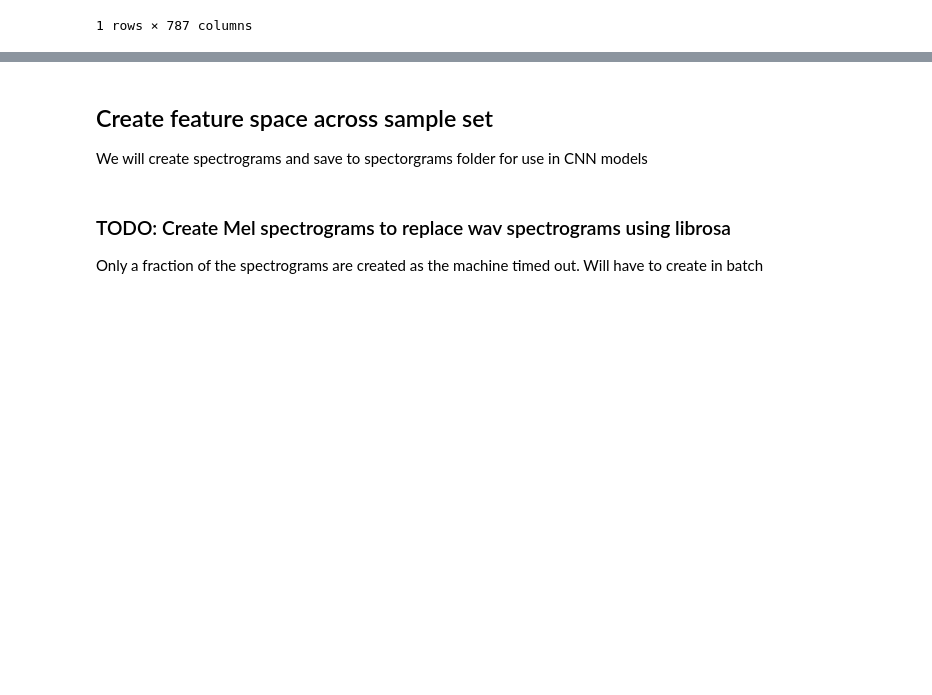
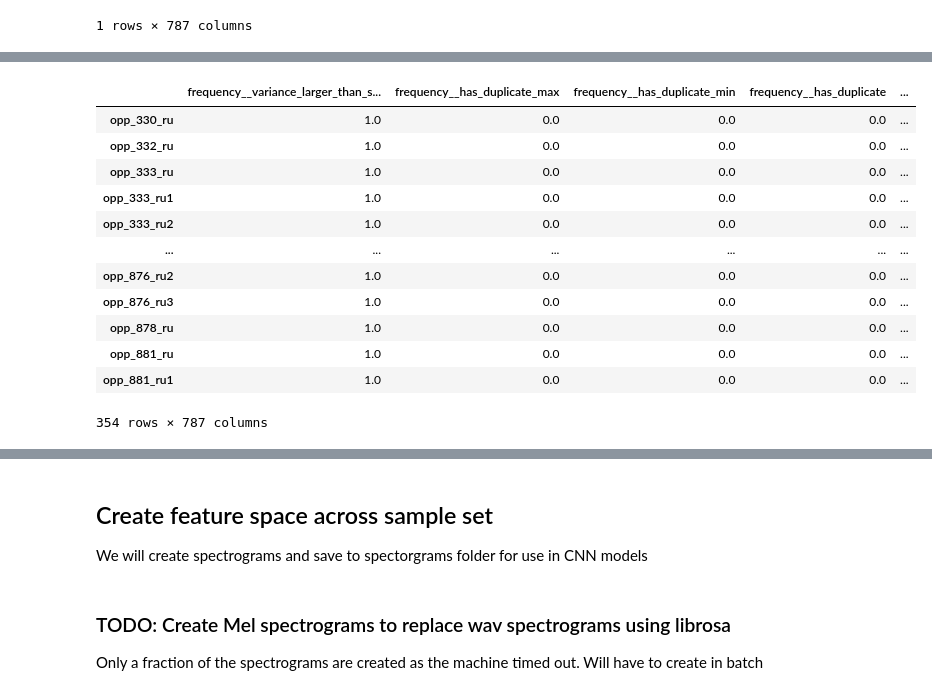
Before and after one commit to karmatarap/capstone_project, a Jupyter notebook: notebooks/TSFresh_analysis.ipynb, the cells around one changed output, grey strips where cells are left out. Cells and saved outputs as stored; diff of their text form; code cells hidden in the pictures; blank space fills up the shorter version.

```diff
--- a/notebooks/TSFresh_analysis.ipynb
+++ b/notebooks/TSFresh_analysis.ipynb
@@ -240,0 +275,16 @@ extracted_features
+# %%
+file_list=list(df_data['unique_ID'])
+# %%
+bin_v = 50
+full_data_frame = pd.DataFrame(columns=['id', 'second', 'frequency'])
+for name in file_list:
+    audio_data = f'{RAW_FOLDER}/' + name + '.wav'
+    samplingFrequency, signalData = wavfile.read(audio_data)
+    freq_list, time_list = make_series(signalData, samplingFrequency, bin_v)
+    second_list = []
+    id_list = []
+    for i in range(len(time_list)):
+        second_list.append(time_list[i])
+        id_list.append(name)
+    data = pd.DataFrame(list(zip(id_list, second_list, freq_list)), columns=["id","second", "frequency"])
+    full_data_frame = full_data_frame.append(data)
@@ -240,0 +311,16 @@ extracted_features
+# %%
+final_features
+# %% [output]
+|  | frequency__variance_larger_than_s... | frequency__has_duplicate_max | frequency__has_duplicate_min | frequency__has_duplicate | ... |
+| opp_330_ru | 1.0 | 0.0 | 0.0 | 0.0 | ... |
+| opp_332_ru | 1.0 | 0.0 | 0.0 | 0.0 | ... |
+| opp_333_ru | 1.0 | 0.0 | 0.0 | 0.0 | ... |
+| opp_333_ru1 | 1.0 | 0.0 | 0.0 | 0.0 | ... |
+| opp_333_ru2 | 1.0 | 0.0 | 0.0 | 0.0 | ... |
+| ... | ... | ... | ... | ... | ... |
+| opp_876_ru2 | 1.0 | 0.0 | 0.0 | 0.0 | ... |
+| opp_876_ru3 | 1.0 | 0.0 | 0.0 | 0.0 | ... |
+| opp_878_ru | 1.0 | 0.0 | 0.0 | 0.0 | ... |
+| opp_881_ru | 1.0 | 0.0 | 0.0 | 0.0 | ... |
+| opp_881_ru1 | 1.0 | 0.0 | 0.0 | 0.0 | ... |
+354 rows × 787 columns
```
Also changed, not shown: parts of 34 cells of this notebook, 1 other file.
